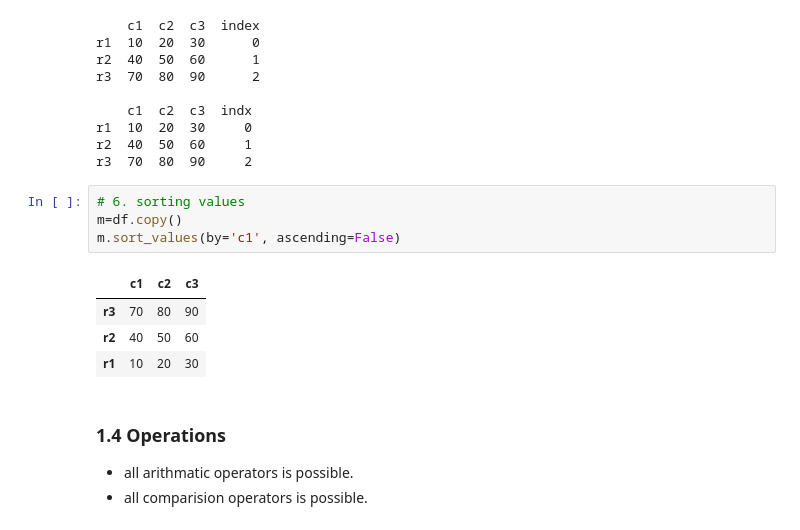
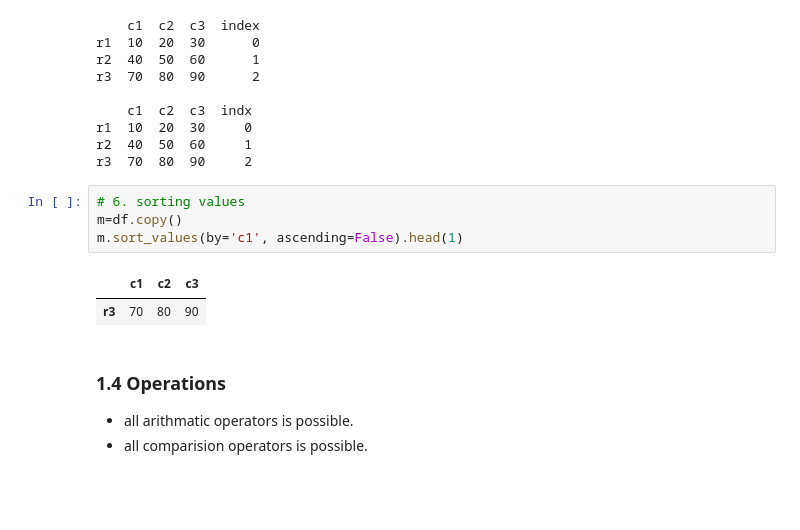
Before and after one commit to SAKSHISAAHU/Data_Analytics, a Jupyter notebook: 2.adv_py/4.2Ddataframes.ipynb, the cells around one changed output. Drawn from its saved outputs; the diff is of its cells as text; blank space fills up the shorter version.

```diff
--- a/2.adv_py/4.2Ddataframes.ipynb
+++ b/2.adv_py/4.2Ddataframes.ipynb
@@ -493,12 +493,10 @@ r3  70  80  90     2
 # %%
 # 6. sorting values
 m=df.copy()
-m.sort_values(by='c1', ascending=False)
+m.sort_values(by='c1', ascending=False).head(1)
 # %% [output]
 |  | c1 | c2 | c3 |
 | r3 | 70 | 80 | 90 |
-| r2 | 40 | 50 | 60 |
-| r1 | 10 | 20 | 30 |
 # %% [markdown]
 ### **1.4 Operations**
 - all arithmatic operators is possible.
```
Also changed, not shown: 2 other files.
